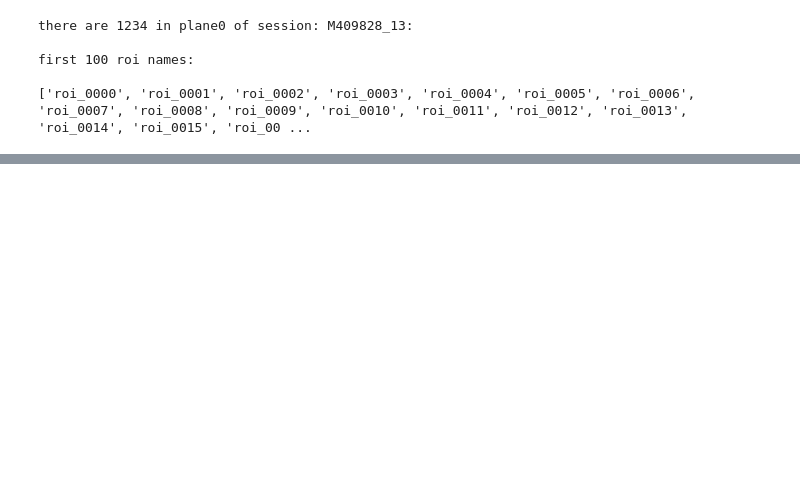
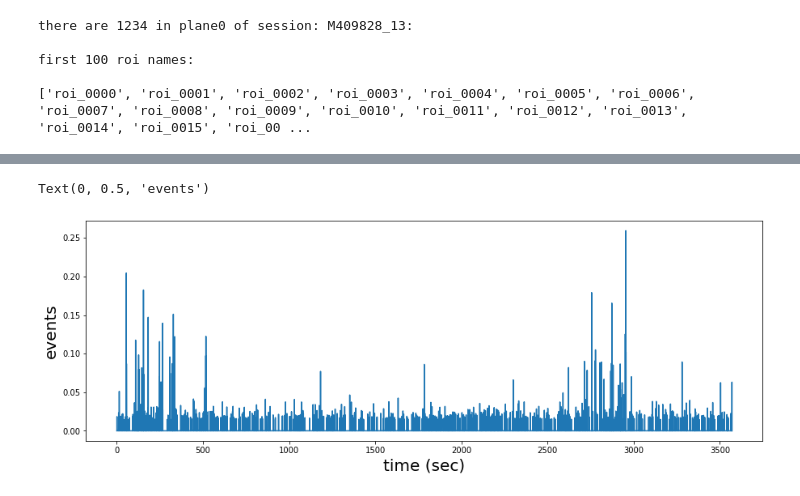
Before and after one commit to AllenInstitute/v1dd_physiology, a Jupyter notebook: v1dd_physiology/example_notebooks/2022-06-27-data-fetching.ipynb, the cells around one changed output, grey strips where cells are left out. Saved outputs shown, nothing was run; the diff lists cells and outputs as text; code cells hidden in the pictures; blank space fills up the shorter version.

```diff
--- a/v1dd_physiology/example_notebooks/2022-06-27-data-fetching.ipynb
+++ b/v1dd_physiology/example_notebooks/2022-06-27-data-fetching.ipynb
@@ -125,0 +174,10 @@ pika roi ids of first 100 rois:
+# %%
+events, ts = daf.get_single_trace(nwb_f=nwb_f, plane_n=plane_n, roi_n=roi_n, trace_type='events')
+
+f, ax = plt.subplots(figsize=(15, 5))
+ax.plot(ts, events)
+ax.set_xlabel('time (sec)', fontsize=20)
+ax.set_ylabel('events', fontsize=20)
+# %% [output]
+Text(0, 0.5, 'events')
+[figure, added]
```
Also changed, not shown: parts of 7 cells of this notebook, 1 other file.
